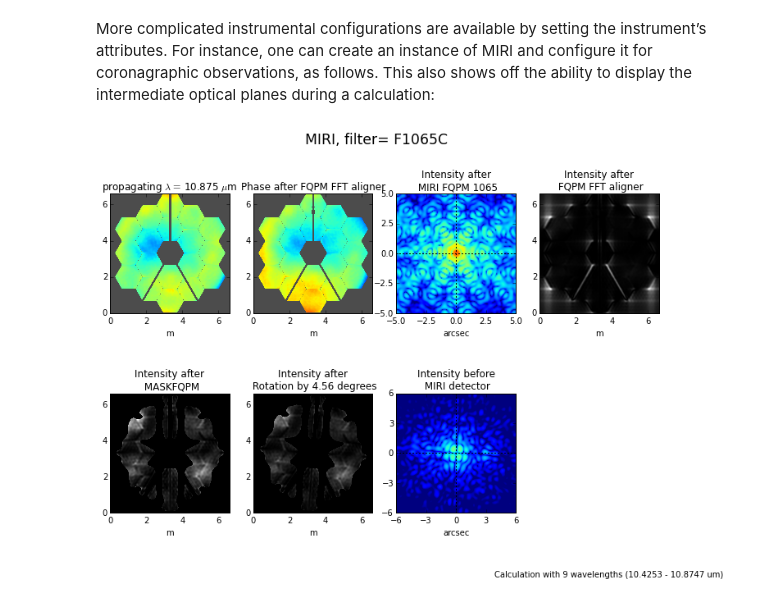
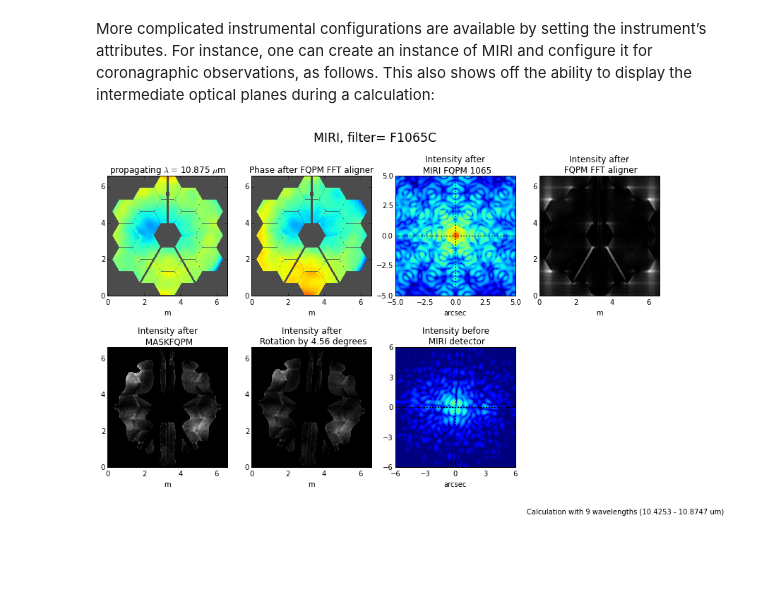
Before and after one commit to spacetelescope/webbpsf, a Jupyter notebook: WebbPSF_tutorial.ipynb, the cells around one changed output. Drawn from its saved outputs; the diff is of its cells as text; code cells hidden in the pictures; blank space fills up the shorter version.

```diff
--- a/WebbPSF_tutorial.ipynb
+++ b/WebbPSF_tutorial.ipynb
@@ -97,11 +99,13 @@ webbpsf.display_PSF(psf212)
 # %% [markdown]
 More complicated instrumental configurations are available by setting the instrument’s attributes. For instance, one can create an instance of MIRI and configure it for coronagraphic observations, as follows. This also shows off the ability to display the intermediate optical planes during a calculation:
 # %%
-plt.figure(figsize=(12, 8))
+# optional: make the plot bigger so we can see everything more easily
+plt.figure(figsize=(14, 8))
+
 miri = webbpsf.MIRI()
 miri.filter = 'F1065C'
 miri.image_mask = 'FQPM1065'
 miri.pupil_mask = 'MASKFQPM'
 miri_coron = miri.calcPSF(display=True)
 # %% [output]
-[figure, old version]
+[figure, new version]
```
Also changed, not shown: parts of 5 cells of this notebook.
